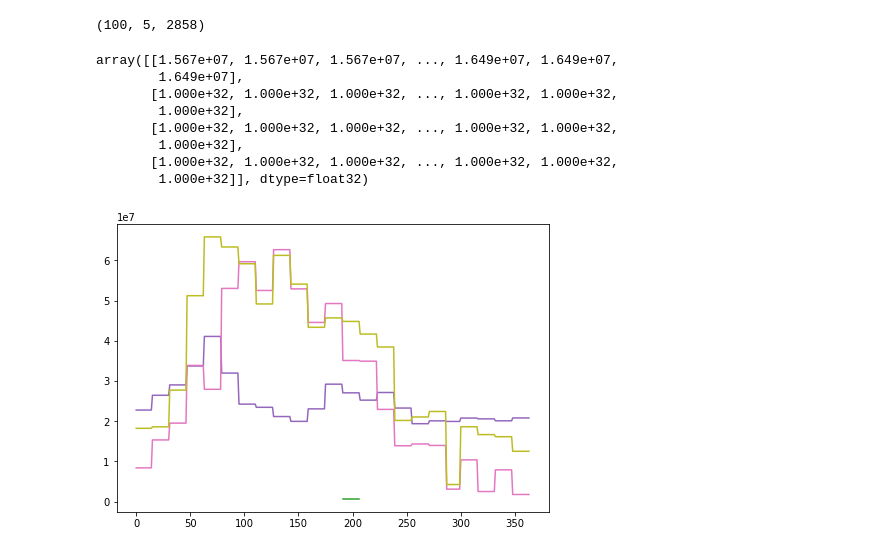
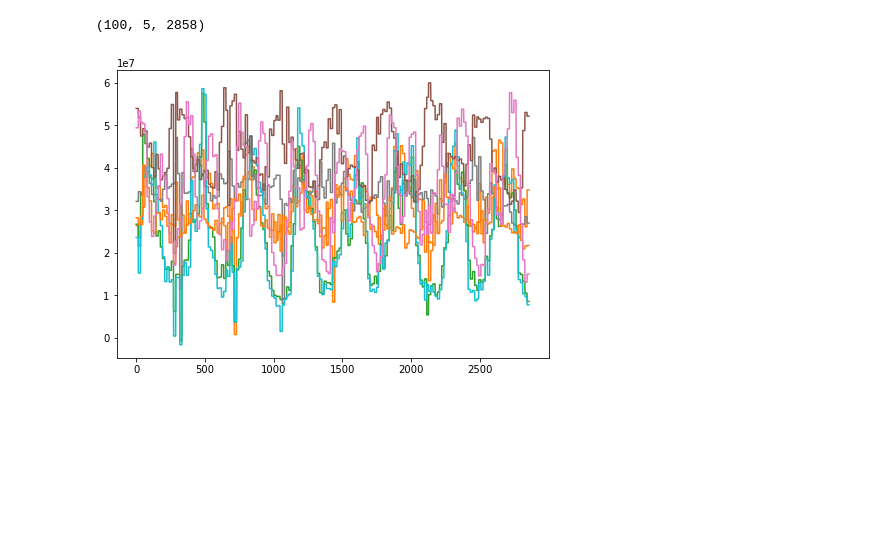
Before and after one commit to melwey/server_access, a Jupyter notebook: sampler_demo_python.ipynb, the cells around one changed output. Saved outputs shown, nothing was run; the diff lists cells and outputs as text; code cells hidden in the pictures; blank space fills up the shorter version.

```diff
--- a/sampler_demo_python.ipynb
+++ b/sampler_demo_python.ipynb
@@ -11,26 +215,13 @@ batches = g["batches"]
 batches.shape
 # %% [output]
 (100, 5, 2858)
-# %%
-batches[1:5,4,1:365]
-# %% [output]
-array([[1.567e+07, 1.567e+07, 1.567e+07, ..., 1.649e+07, 1.649e+07,
-        1.649e+07],
-       [1.000e+32, 1.000e+32, 1.000e+32, ..., 1.000e+32, 1.000e+32,
-        1.000e+32],
-       [1.000e+32, 1.000e+32, 1.000e+32, ..., 1.000e+32, 1.000e+32,
-        1.000e+32],
-       [1.000e+32, 1.000e+32, 1.000e+32, ..., 1.000e+32, 1.000e+32,
-        1.000e+32]], dtype=float32)
 # %%
 fill_value = 1e32
+
+fig = plt.figure()
+ax = fig.add_axes([0, 0, 1, 1])
+for i in range(20):
+    y = batches[i,4,:]
+    ax.plot(np.ma.masked_where(y == fill_value, y))
+# %% [output]
+[figure, added]
-# %%
-import matplotlib.pyplot as plt
-import numpy as np
-fig = plt.figure()
-ax = fig.add_axes([0, 0, 1, 1])
-for i in range(10):
-    y = batches[i,4,1:365]
-    ax.plot(np.ma.masked_where(y == fill_value, y))
-# %% [output]
-[figure, removed]
```
Also changed, not shown: parts of 10 cells of this notebook.
